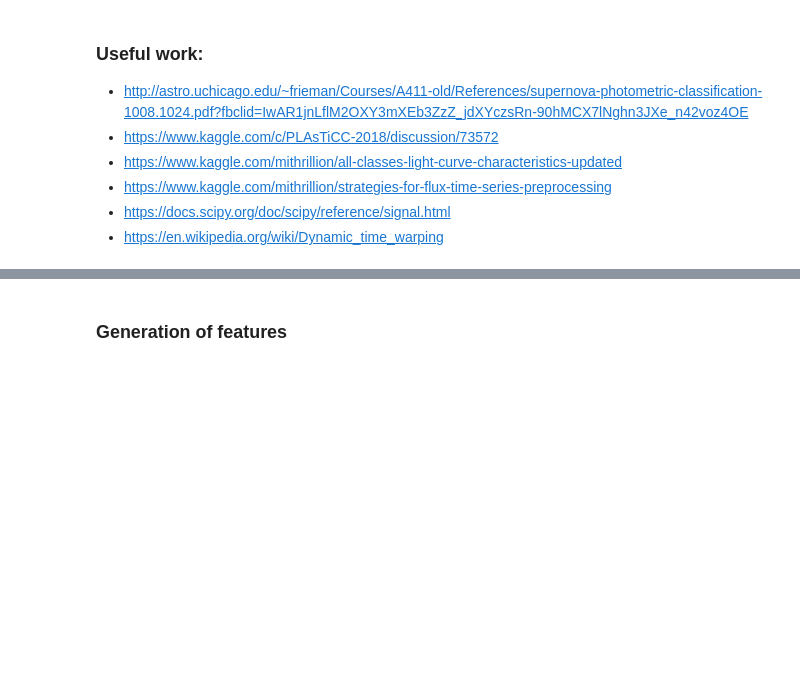
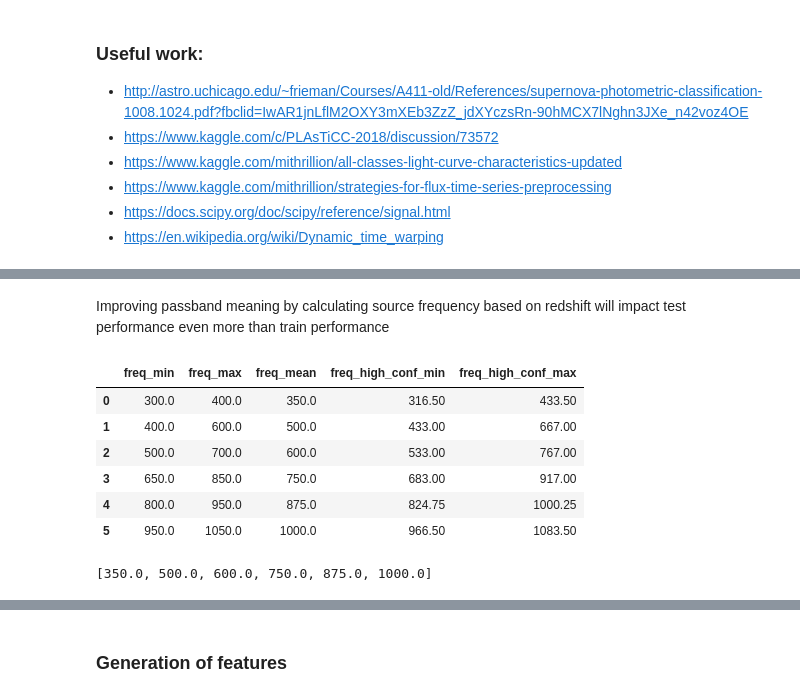
Before and after one commit to kowaalczyk/astronomical-classification, a Jupyter notebook: notebooks/features/Series-Feature-Extraction.ipynb, the cells around one changed output, grey strips where cells are left out. Drawn from its saved outputs; the diff is of its cells as text; code cells hidden in the pictures; blank space fills up the shorter version.

```diff
--- a/notebooks/features/Series-Feature-Extraction.ipynb
+++ b/notebooks/features/Series-Feature-Extraction.ipynb
@@ -11,0 +74,24 @@
+# %% [markdown]
+Improving passband meaning by calculating source frequency based on redshift will impact test performance even more than train performance
+# %%
+passband_meta = pd.read_csv('../../data/features/passband-meta.csv')
+redshift_meta = pd.read_csv('../../data/features/redshift-meta.csv')
+# %%
+passband_freq = passband_meta[[col for col in passband_meta if 'freq' in col]].copy()
+# %%
+high_confidence_threshold = (passband_freq['freq_mean'] - passband_freq['freq_min']) * 0.67
+passband_freq['freq_high_conf_min'] = passband_freq['freq_mean'] - high_confidence_threshold
+passband_freq['freq_high_conf_max'] = passband_freq['freq_max'] + high_confidence_threshold
+passband_freq
+# %% [output]
+|  | freq_min | freq_max | freq_mean | freq_high_conf_min | freq_high_conf_max |
+| 0 | 300.0 | 400.0 | 350.0 | 316.50 | 433.50 |
+| 1 | 400.0 | 600.0 | 500.0 | 433.00 | 667.00 |
+| 2 | 500.0 | 700.0 | 600.0 | 533.00 | 767.00 |
+| 3 | 650.0 | 850.0 | 750.0 | 683.00 | 917.00 |
+| 4 | 800.0 | 950.0 | 875.0 | 824.75 | 1000.25 |
+| 5 | 950.0 | 1050.0 | 1000.0 | 966.50 | 1083.50 |
+# %%
+list(passband_freq['freq_mean'])
+# %% [output]
+[350.0, 500.0, 600.0, 750.0, 875.0, 1000.0]
```
Also changed, not shown: parts of 57 cells of this notebook, 3 other files.
